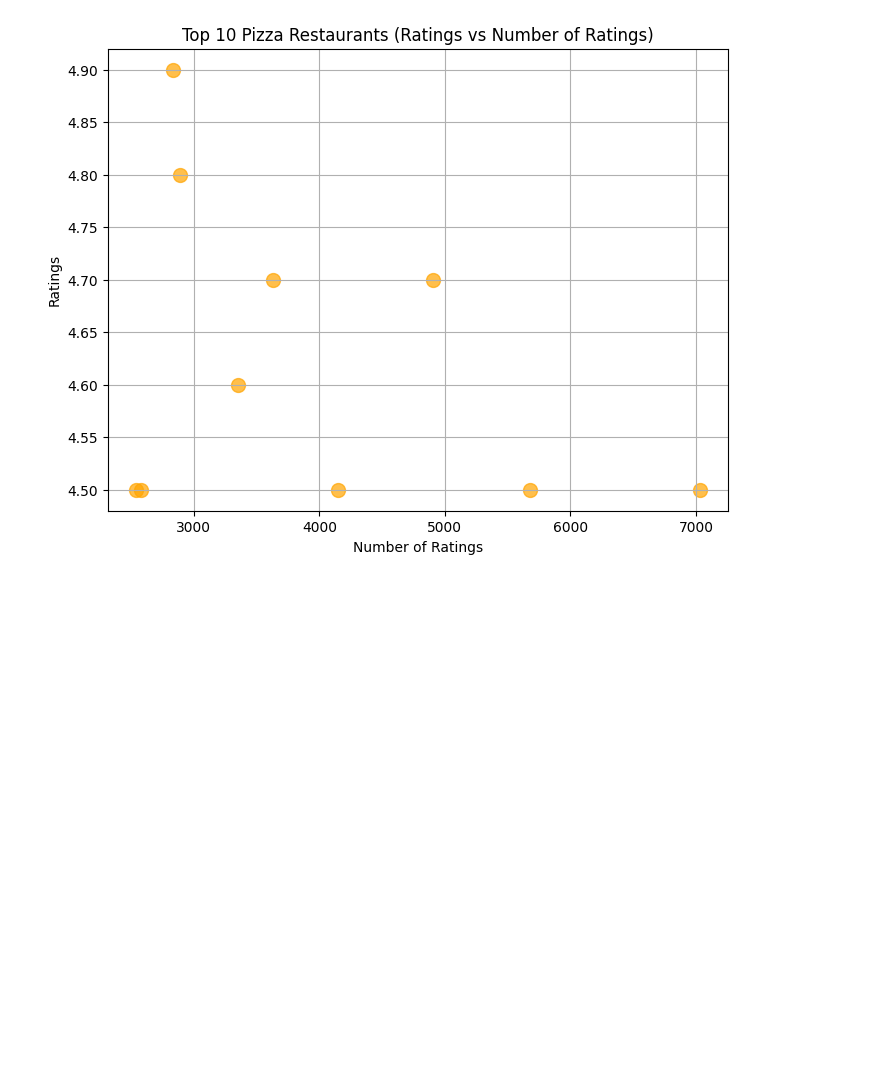
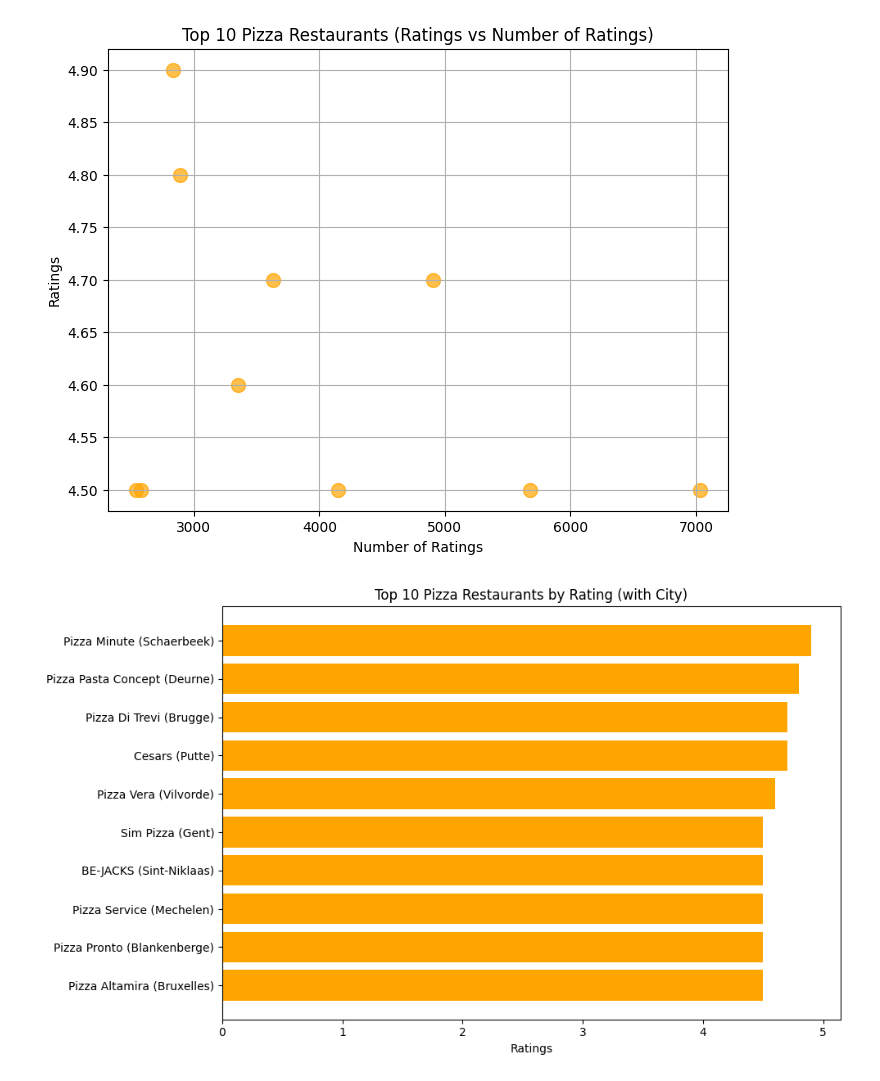
Before and after one commit to esramogulkoc-dev/delivery-market-analysis, a Jupyter notebook: sql/questions/q3.ipynb, the cells around one changed output. Saved outputs shown, nothing was run; the diff lists cells and outputs as text; code cells hidden in the pictures; blank space fills up the shorter version.

```diff
--- a/sql/questions/q3.ipynb
+++ b/sql/questions/q3.ipynb
@@ -84,3 +84,23 @@ plt.grid(True)
 plt.show()
 # %% [output]
 [figure]
+# %%
+import matplotlib.pyplot as plt
+
+# Restoran adı + şehir birlikte
+top_10_pizza['label'] = top_10_pizza['name'] + " (" + top_10_pizza['city'] + ")"
+
+plt.figure(figsize=(10,6))
+plt.barh(
+    top_10_pizza['label'],
+    top_10_pizza['ratings'],
+    color='orange'
+)
+
+plt.xlabel('Ratings')
+plt.title('Top 10 Pizza Restaurants by Rating (with City)')
+plt.gca().invert_yaxis()  # En yüksek puan üstte
+plt.tight_layout()
+plt.show()
+# %% [output]
+[figure, added]
```
Also changed, not shown: 8 other files.
